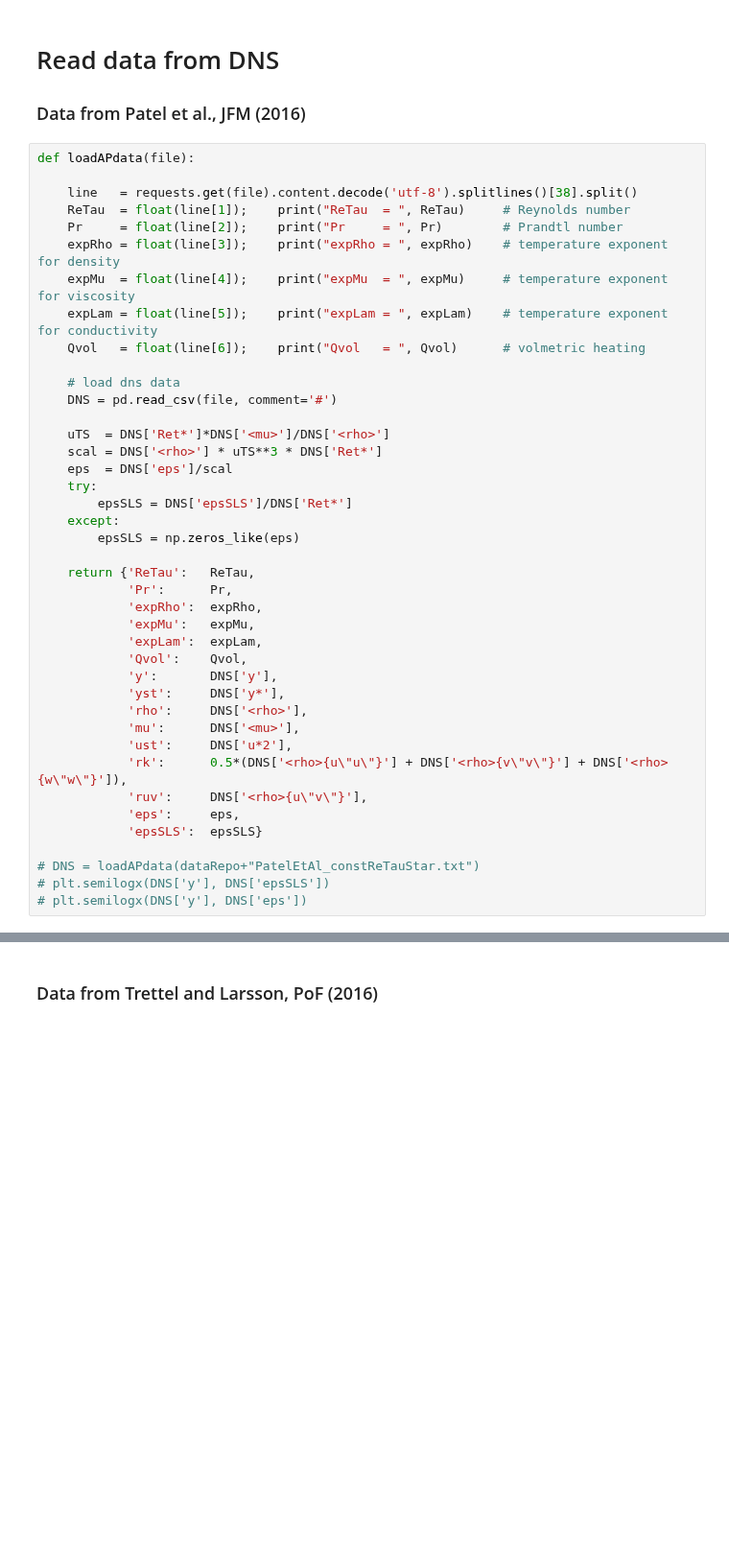
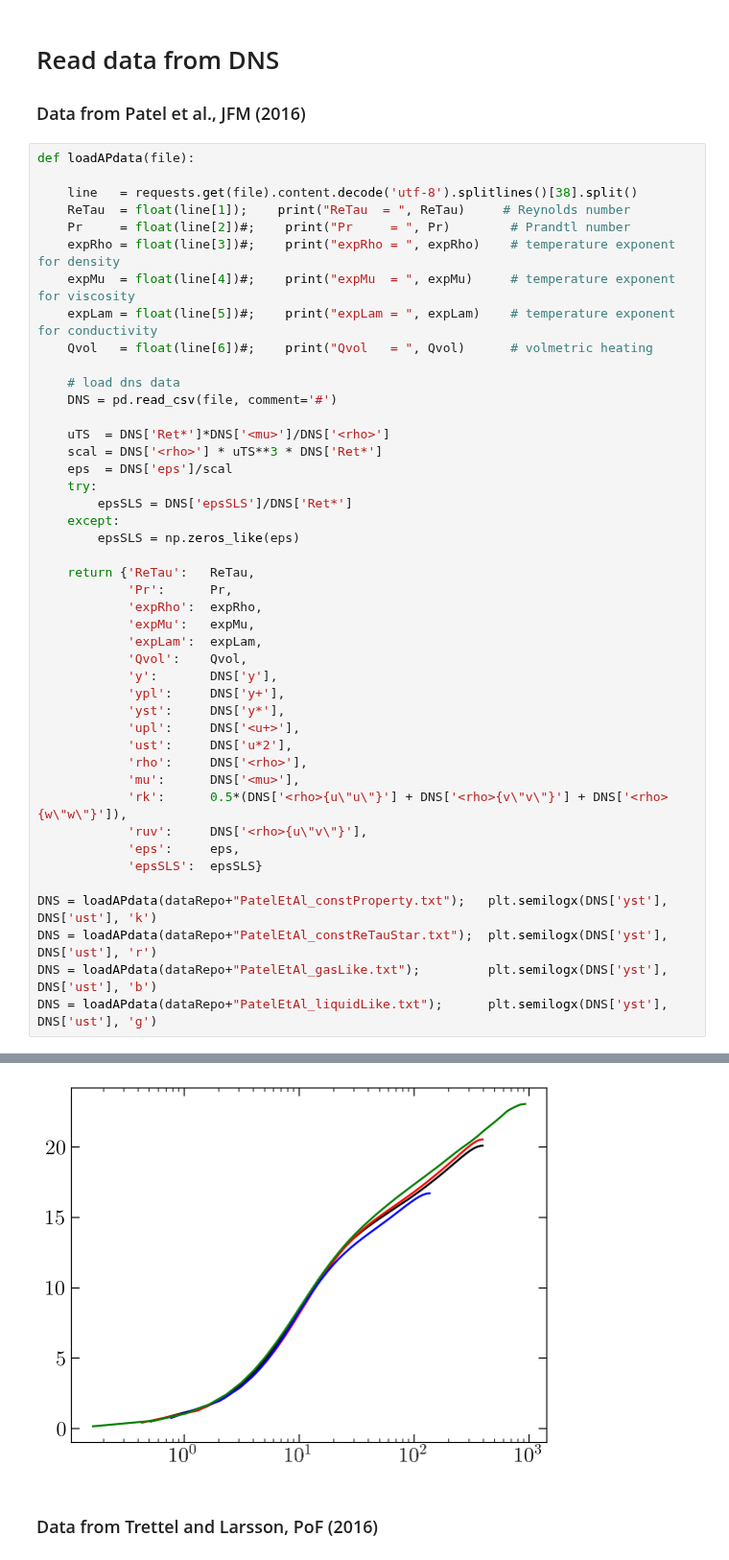
Before and after one commit to Fluid-Dynamics-Of-Energy-Systems-Team/RANS_Channel, a Jupyter notebook: main.ipynb, the cells around one changed output, grey strips where cells are left out. Shown at 96% size. Drawn from its saved outputs; the diff is of its cells as text; blank space fills up the shorter version.

```diff
--- a/main.ipynb
+++ b/main.ipynb
@@ -189,11 +189,11 @@ def loadAPdata(file):
 
     line   = requests.get(file).content.decode('utf-8').splitlines()[38].split()
     ReTau  = float(line[1]);    print("ReTau  = ", ReTau)     # Reynolds number
-    Pr     = float(line[2]);    print("Pr     = ", Pr)        # Prandtl number
-    expRho = float(line[3]);    print("expRho = ", expRho)    # temperature exponent for density
-    expMu  = float(line[4]);    print("expMu  = ", expMu)     # temperature exponent for viscosity
-    expLam = float(line[5]);    print("expLam = ", expLam)    # temperature exponent for conductivity
-    Qvol   = float(line[6]);    print("Qvol   = ", Qvol)      # volmetric heating
+    Pr     = float(line[2])#;    print("Pr     = ", Pr)        # Prandtl number
+    expRho = float(line[3])#;    print("expRho = ", expRho)    # temperature exponent for density
+    expMu  = float(line[4])#;    print("expMu  = ", expMu)     # temperature exponent for viscosity
+    expLam = float(line[5])#;    print("expLam = ", expLam)    # temperature exponent for conductivity
+    Qvol   = float(line[6])#;    print("Qvol   = ", Qvol)      # volmetric heating
 
     # load dns data
     DNS = pd.read_csv(file, comment='#')
@@ -213,15 +213,19 @@ def loadAPdata(file):
             'expLam':  expLam,
             'Qvol':    Qvol,
             'y':       DNS['y'],
+            'ypl':     DNS['y+'],
             'yst':     DNS['y*'],
+            'upl':     DNS['<u+>'],
+            'ust':     DNS['u*2'],
             'rho':     DNS['<rho>'],
             'mu':      DNS['<mu>'],
-            'ust':     DNS['u*2'],
             'rk':      0.5*(DNS['<rho>{u\"u\"}'] + DNS['<rho>{v\"v\"}'] + DNS['<rho>{w\"w\"}']),
             'ruv':     DNS['<rho>{u\"v\"}'],
             'eps':     eps,
             'epsSLS':  epsSLS}
 
-# DNS = loadAPdata(dataRepo+"PatelEtAl_constReTauStar.txt")
-# plt.semilogx(DNS['y'], DNS['epsSLS'])
-# plt.semilogx(DNS['y'], DNS['eps'])
+DNS = loadAPdata(dataRepo+"PatelEtAl_constProperty.txt");   plt.semilogx(DNS['yst'], DNS['ust'], 'k')
+DNS = loadAPdata(dataRepo+"PatelEtAl_constReTauStar.txt");  plt.semilogx(DNS['yst'], DNS['ust'], 'r')
+DNS = loadAPdata(dataRepo+"PatelEtAl_gasLike.txt");         plt.semilogx(DNS['yst'], DNS['ust'], 'b')
+DNS = loadAPdata(dataRepo+"PatelEtAl_liquidLike.txt");      plt.semilogx(DNS['yst'], DNS['ust'], 'g')
+# %% [output]
@@ -228,3 +237,4 @@ def loadAPdata(file):
+[figure, added]
 # %% [markdown]
 ### Data from Trettel and Larsson, PoF (2016)
 # %%
```
Also changed, not shown: parts of 22 cells of this notebook, 4 other files.
